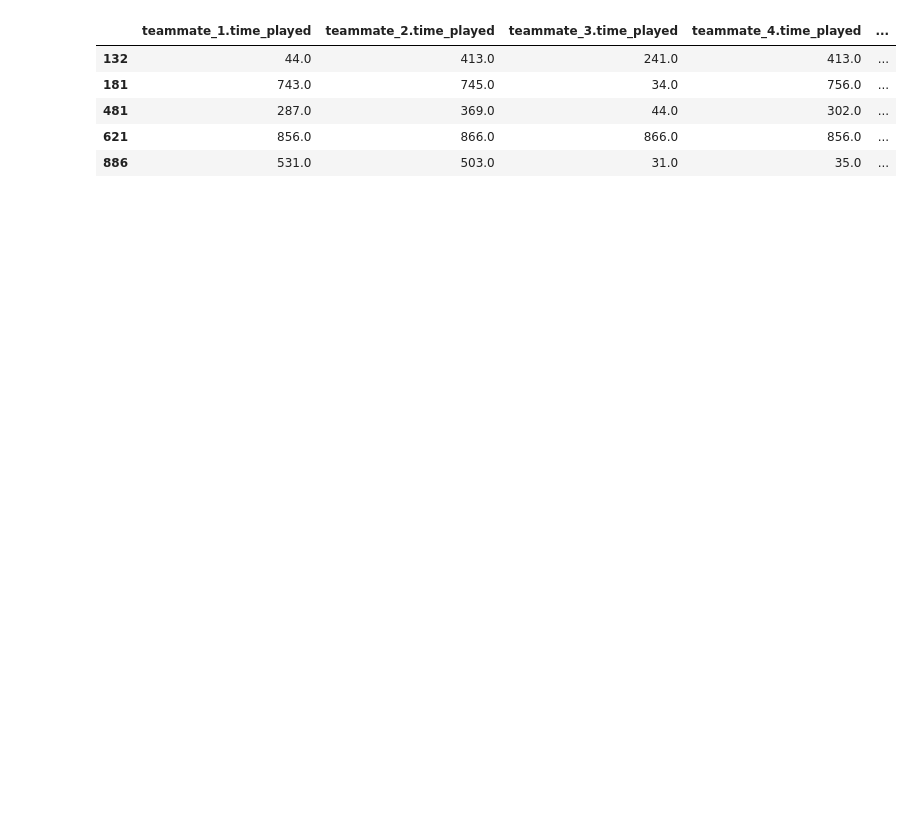
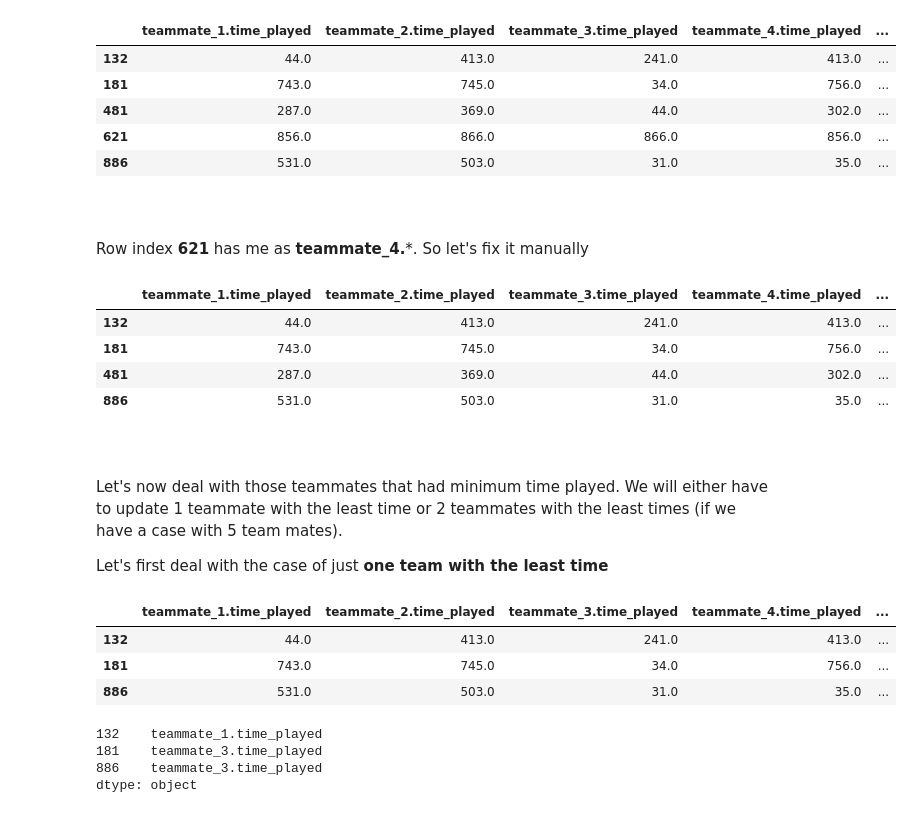
Before and after one commit to rffffy/PersonalWarzoneStatsAnalysis, a Jupyter notebook: data_cleaning.ipynb, the cells around one changed output. Cells and saved outputs as stored; diff of their text form; code cells hidden in the pictures; blank space fills up the shorter version.

Commit message:
removed extra teammates

```diff
--- a/data_cleaning.ipynb
+++ b/data_cleaning.ipynb
@@ -266,3 +247,29 @@ playedTimes_df
 | 481 | 287.0 | 369.0 | 44.0 | 302.0 | ... |
 | 621 | 856.0 | 866.0 | 866.0 | 856.0 | ... |
 | 886 | 531.0 | 503.0 | 31.0 | 35.0 | ... |
+# %% [markdown]
+<br>
+# %% [markdown]
+Row index **621** has me as **teammate_4.***. So let's fix it manually
+# %%
+df_copy.at[621, 'metadata.placement'] = 1.0
+df_copy.at[621, 'teammate_4.name'] = np.nan
+df_copy.at[621, 'teammate_4.kills'] = np.nan
+df_copy.at[621, 'teammate_4.deaths'] = np.nan
+df_copy.at[621, 'teammate_4.placement'] = np.nan
+df_copy.at[621, 'teammate_4.time_played'] = np.nan
+# %%
+playedTimes_df = df_copy[(df_copy['teammate_4.name'].notna())][timeplayed_cols]
+playedTimes_df
+# %% [output]
+|  | teammate_1.time_played | teammate_2.time_played | teammate_3.time_played | teammate_4.time_played | ... |
+| 132 | 44.0 | 413.0 | 241.0 | 413.0 | ... |
+| 181 | 743.0 | 745.0 | 34.0 | 756.0 | ... |
+| 481 | 287.0 | 369.0 | 44.0 | 302.0 | ... |
+| 886 | 531.0 | 503.0 | 31.0 | 35.0 | ... |
+# %% [markdown]
+<br>
+# %% [markdown]
+Let's now deal with those teammates that had minimum time played. We will either have to update 1 teammate with the least time or 2 teammates with the least times (if we have a case with 5 team mates).
+
+Let's first deal with the case of just **one team with the least time**
@@ -268,0 +278,15 @@ playedTimes_df
+# %%
+one_tmate_min_played = playedTimes_df.loc[one_tmate_least_index]
+one_tmate_min_played
+# %% [output]
+|  | teammate_1.time_played | teammate_2.time_played | teammate_3.time_played | teammate_4.time_played | ... |
+| 132 | 44.0 | 413.0 | 241.0 | 413.0 | ... |
+| 181 | 743.0 | 745.0 | 34.0 | 756.0 | ... |
+| 886 | 531.0 | 503.0 | 31.0 | 35.0 | ... |
+# %%
+one_tmate_min_played.idxmin(axis="columns")
+# %% [output]
+132    teammate_1.time_played
+181    teammate_3.time_played
+886    teammate_3.time_played
+dtype: object
```
Also changed, not shown: parts of 13 cells of this notebook.
